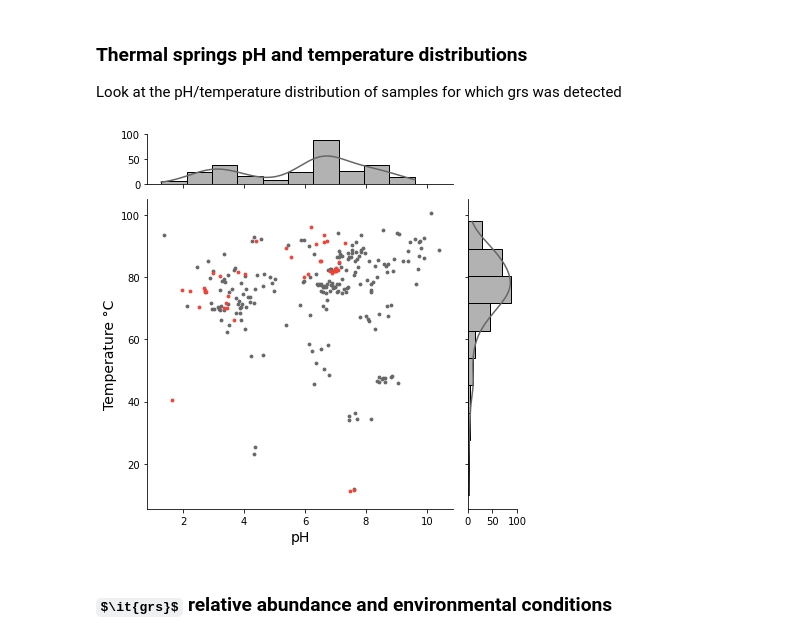
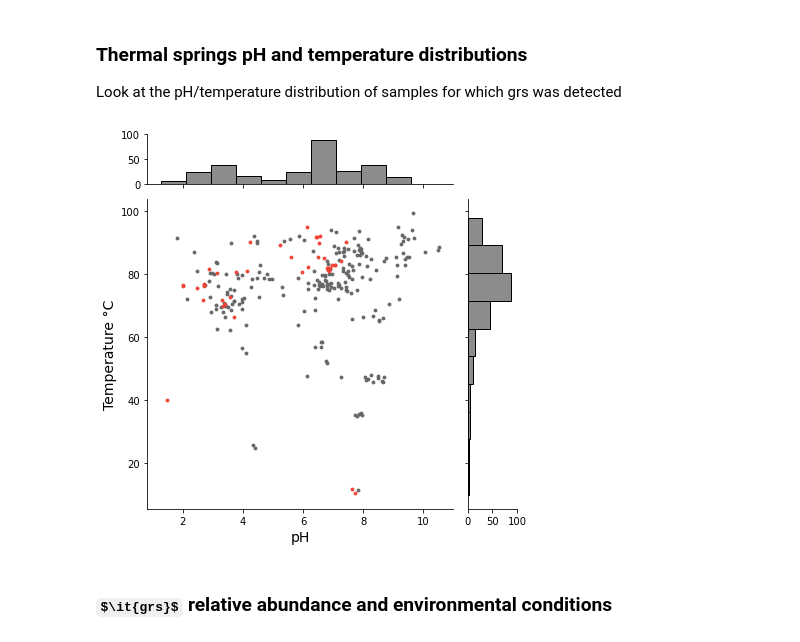
Before and after one commit to lnblum/grs_hotsprings_pub, a Jupyter notebook: figure_creation.ipynb, the cells around one changed output. Cells and saved outputs as stored; diff of their text form; code cells hidden in the pictures; some formulas as TeX source.

Commit message:
edit sample distribution figure

```diff
--- a/figure_creation.ipynb
+++ b/figure_creation.ipynb
@@ -54,42 +54,43 @@ degree_sign = u'\N{DEGREE SIGN}'
 Look at the pH/temperature distribution of samples for which grs was detected
 # %%
 #pH and temperature distribution of samples with grs, with isolates and single cell genomes highlighted in red
+detected_samples = sample_meta[sample_meta['taxon_oid'].isin(hits_samples)]
+df = detected_samples
+
 df_iso = df[df['GOLD Analysis Project Type'].isin(['Genome Analysis (Isolate)','Single Cell Analysis (screened)','Single Cell Analysis (unscreened)'])]
 df_other = df[~df['GOLD Analysis Project Type'].isin(['Genome Analysis (Isolate)','Single Cell Analysis (screened)','Single Cell Analysis (unscreened)'])]
 hits_info = hits_info[hits_info['seq_length']>= 400]
 hits_samples = hits_info['sample_id'].unique().tolist()
-detected_samples = sample_meta[sample_meta['taxon_oid'].isin(hits_samples)]
 
-df = detected_samples
-g = sns.jointplot(data = df, x = 'pH_avg', y = 'temperature_num', kind = 'reg', space = 0.3, scatter= False, color = '#666666', fit_reg = False, marginal_kws = dict(bins=10, fill=True), marginal_ticks = True)
+g = sns.jointplot(data = df, x = 'pH_avg', y = 'temperature_num', space = 0.3, s = 0, color = '#666666', marginal_kws = dict(bins=10, fill=True), marginal_ticks = True)
+
 
 #non isolate points with jitter
 x = df_other['pH_avg']
 y = df_other['temperature_num']
 jittered_y = y + 3 * np.random.rand(len(y)) -0.05
 jittered_x = x + 1 * np.random.rand(len(x)) -0.05
 g.ax_joint.scatter(jittered_x,jittered_y,s=8, color = '#666666')
 
 #isolate/single cell points with jitter
 x = df_iso['pH_avg']
 y = df_iso['temperature_num']
 jittered_y = y + 2 * np.random.rand(len(y)) -0.05
 jittered_x = x + 0.3 * np.random.rand(len(x)) -0.05
 g.ax_joint.scatter(jittered_x,jittered_y, s=8, color = '#F04336')
 
-#g.ax_joint.scatter(data = df_iso, x = 'pH_avg', y = 'temperature_num', color = 'Red', s = 8)
 #Add jitter to see points that are on top of each other
 #Use seaborn to make a scatterplot with histograms and kernel density estimate on each axis.
 g.ax_joint.set_xlabel('pH', size = 14)
 g.ax_joint.set_ylabel('Temperature '+degree_sign + "C", size = 14)
 g.ax_marg_y.set_xlim(0,100)
 g.ax_marg_y.set_xticks([0, 50, 100])
 g.ax_marg_x.set_ylim(0,100)
 
 plt.show(g)
 g.savefig(os.path.join(outputs,'pH_temp_detected_samples_colored.png'), dpi= 300)
 # %% [output]
-[figure, old version]
+[figure, new version]
 # %% [markdown]
 ### $\it{grs}$ relative abundance and environmental conditions
 # %%
```
Also changed, not shown: parts of 3 cells of this notebook, 1 other file.
